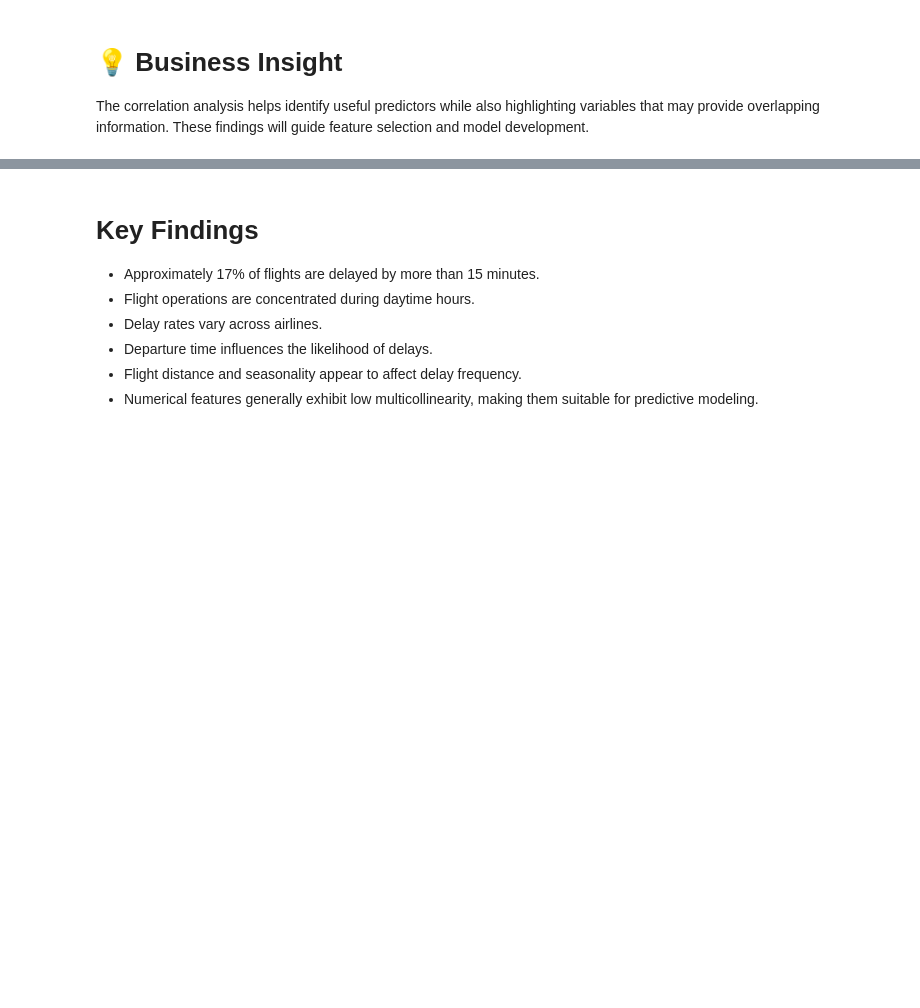
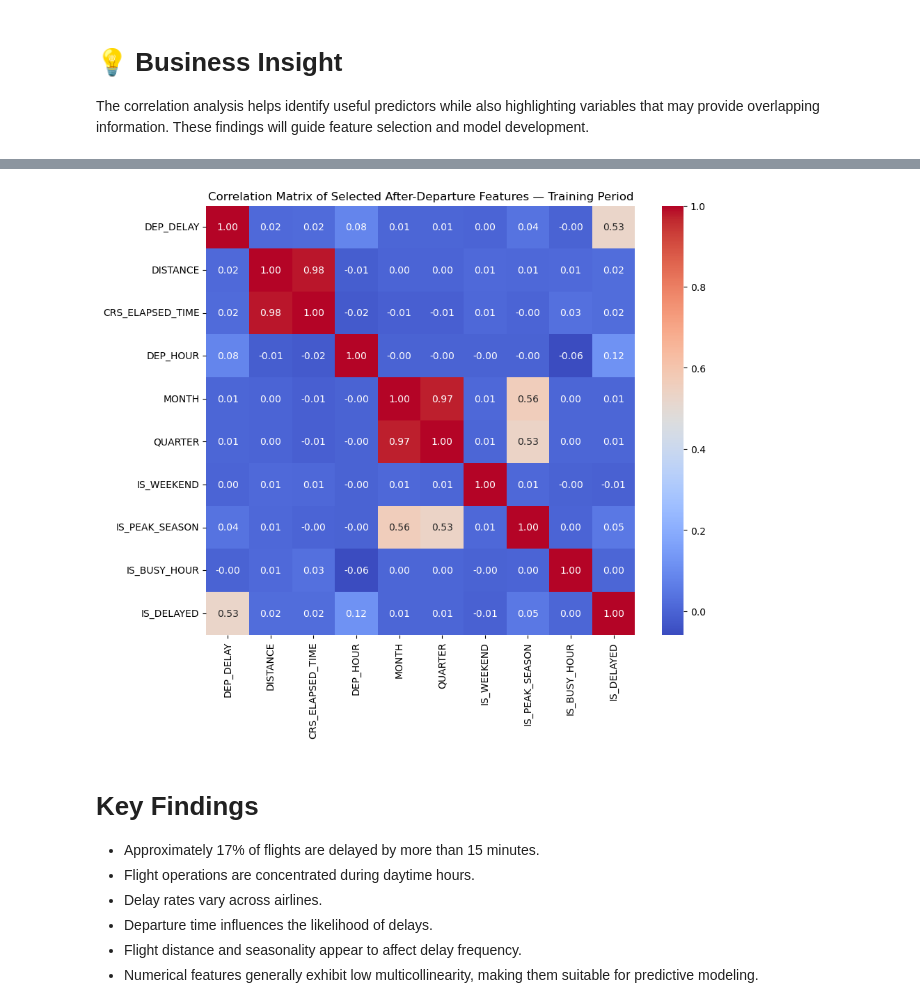
Before and after one commit to omarzakzook/Flight_Delay_Prediction, a Jupyter notebook: notebooks/05_Exploratory_Data_Analysis.ipynb, the cells around one changed output, grey strips where cells are left out. Drawn from its saved outputs; the diff is of its cells as text; code cells hidden in the pictures; blank space fills up the shorter version.

```diff
--- a/notebooks/05_Exploratory_Data_Analysis.ipynb
+++ b/notebooks/05_Exploratory_Data_Analysis.ipynb
@@ -69,12 +66,28 @@ engineered_data_path = (
     / "engineered_flight_data.csv"
 )
 
-df = pd.read_csv(
+full_df = pd.read_csv(
     engineered_data_path,
     parse_dates=["FL_DATE"]
 )
 
-print("Loaded from:", engineered_data_path)
-print("Dataset shape:", df.shape)
+# EDA is restricted to the development training period.
+# Validation data from 2022 and holdout test data from 2023
+# are not explored in this notebook.
+df = full_df[
+    full_df["FL_DATE"] < "2022-01-01"
+].copy()
+
+print("Loaded from:")
+print(engineered_data_path)
+
+print("\nFull engineered dataset shape:")
+print(full_df.shape)
+
+print("\nEDA training-period shape:")
+print(df.shape)
+
+print("\nEDA date range:")
+print(df["FL_DATE"].min(), "to", df["FL_DATE"].max())
 
 df.head()
@@ -511,32 +648,37 @@ plt.show()
 # %%
 selected_features = [
     "DEP_DELAY",
     "DISTANCE",
     "CRS_ELAPSED_TIME",
     "DEP_HOUR",
     "MONTH",
     "QUARTER",
     "IS_WEEKEND",
     "IS_PEAK_SEASON",
     "IS_BUSY_HOUR",
     "IS_DELAYED"
 ]
 
 corr = df[selected_features].corr()
 
 plt.figure(figsize=(10, 8))
 
 sns.heatmap(
     corr,
     annot=True,
     cmap="coolwarm",
     fmt=".2f",
     square=True
 )
 
-plt.title("Correlation Matrix of Selected Features")
+plt.title(
+    "Correlation Matrix of Selected After-Departure Features "
+    "— Training Period"
+)
 
 plt.show()
+# %% [output]
+[figure, added]
 # %% [markdown]
 # Key Findings
 
```
Also changed, not shown: parts of 26 cells of this notebook.
